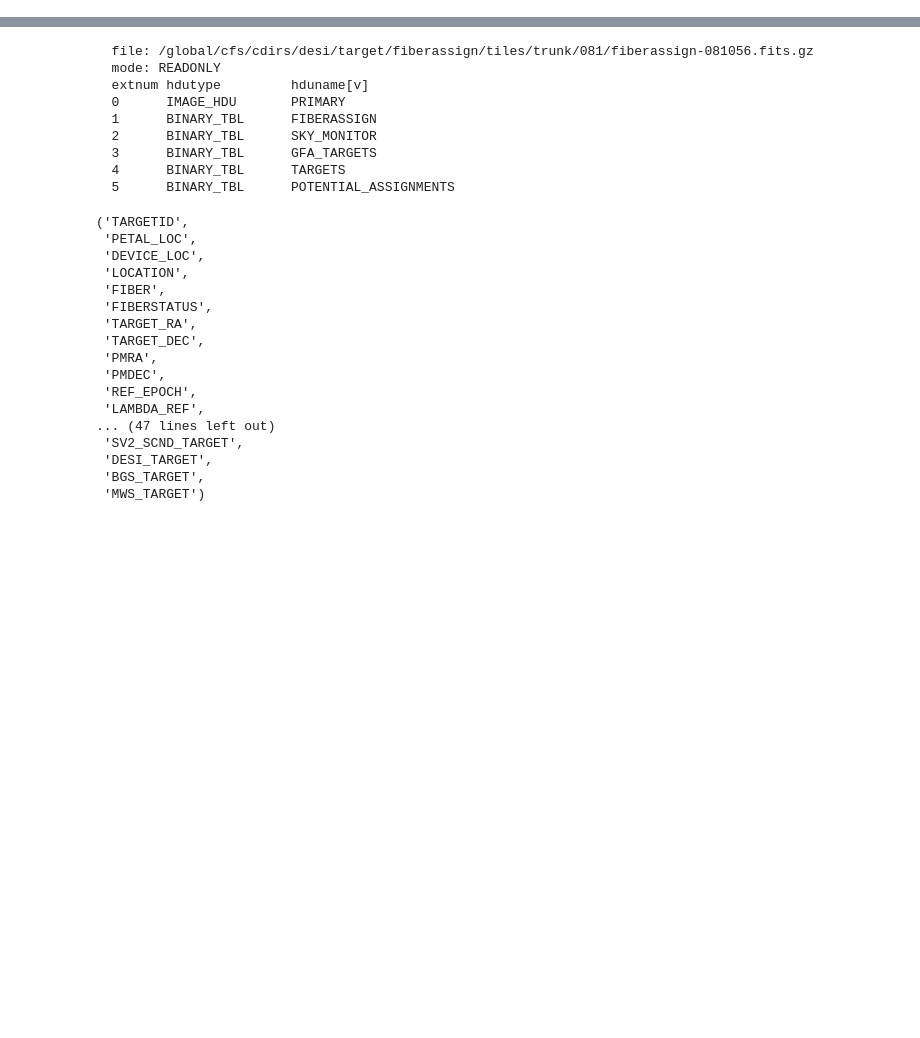
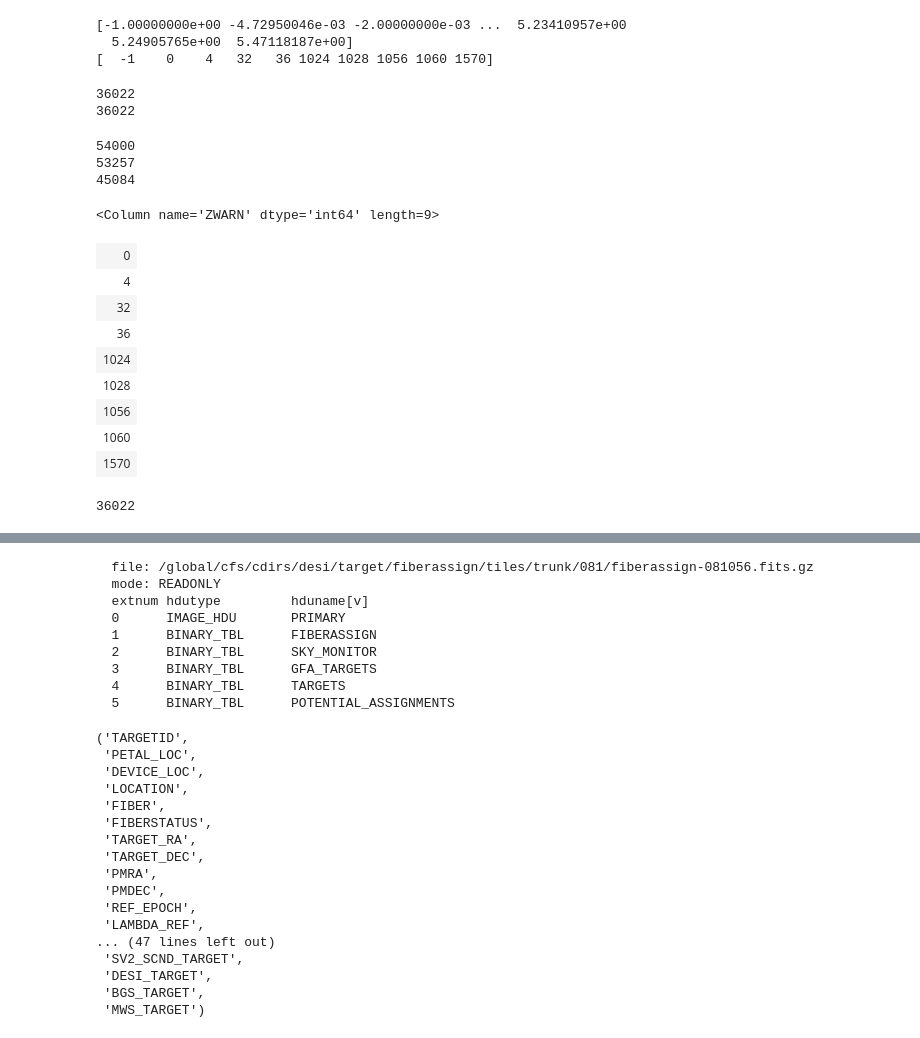
Before and after one commit to desihub/LSS, a Jupyter notebook: Sandbox/Test01per.ipynb, the cells around one changed output, grey strips where cells are left out. Saved outputs shown, nothing was run; the diff lists cells and outputs as text; code cells hidden in the pictures; blank space fills up the shorter version.

```diff
--- a/Sandbox/Test01per.ipynb
+++ b/Sandbox/Test01per.ipynb
@@ -6,0 +182,39 @@ import os
+# %%
+#mtl file has columns for Z and ZWARN; null column is -1
+print(np.unique(tar['Z']))
+print(np.unique(tar['ZWARN']))
+# %% [output]
+[-1.00000000e+00 -4.72950046e-03 -2.00000000e-03 ...  5.23410957e+00
+  5.24905765e+00  5.47118187e+00]
+[  -1    0    4   32   36 1024 1028 1056 1060 1570]
+# %%
+wz = tar['Z'] > -1
+print(len(tar[wz]))
+wz = tar['ZWARN'] > -1
+print(len(tar[wz]))
+# %% [output]
+36022
+36022
+# %%
+#things are going to be a little awkward, because zbest file will contain repeats and mtl just more recent
+print(len(zf))
+print(len(np.unique(zf['TARGETID'])))
+wz = zf['TARGETID'] > 0
+print(len(zf[wz]))
+# %% [output]
+54000
+53257
+45084
+# %%
+np.unique(zf['ZWARN'])
+# %% [output]
+<Column name='ZWARN' dtype='int64' length=9>
+| 0 |
+| 4 |
+| 32 |
+| 36 |
+| 1024 |
+| 1028 |
+| 1056 |
+| 1060 |
+| 1570 |
@@ -6,0 +224,5 @@ import os
+# %%
+wz = ztar['ZWARN_zbest']*0 == 0 #unmatched columns will have nans here
+print(len(ztar[wz]))
+# %% [output]
+36022
```
Also changed, not shown: parts of 39 cells of this notebook.
